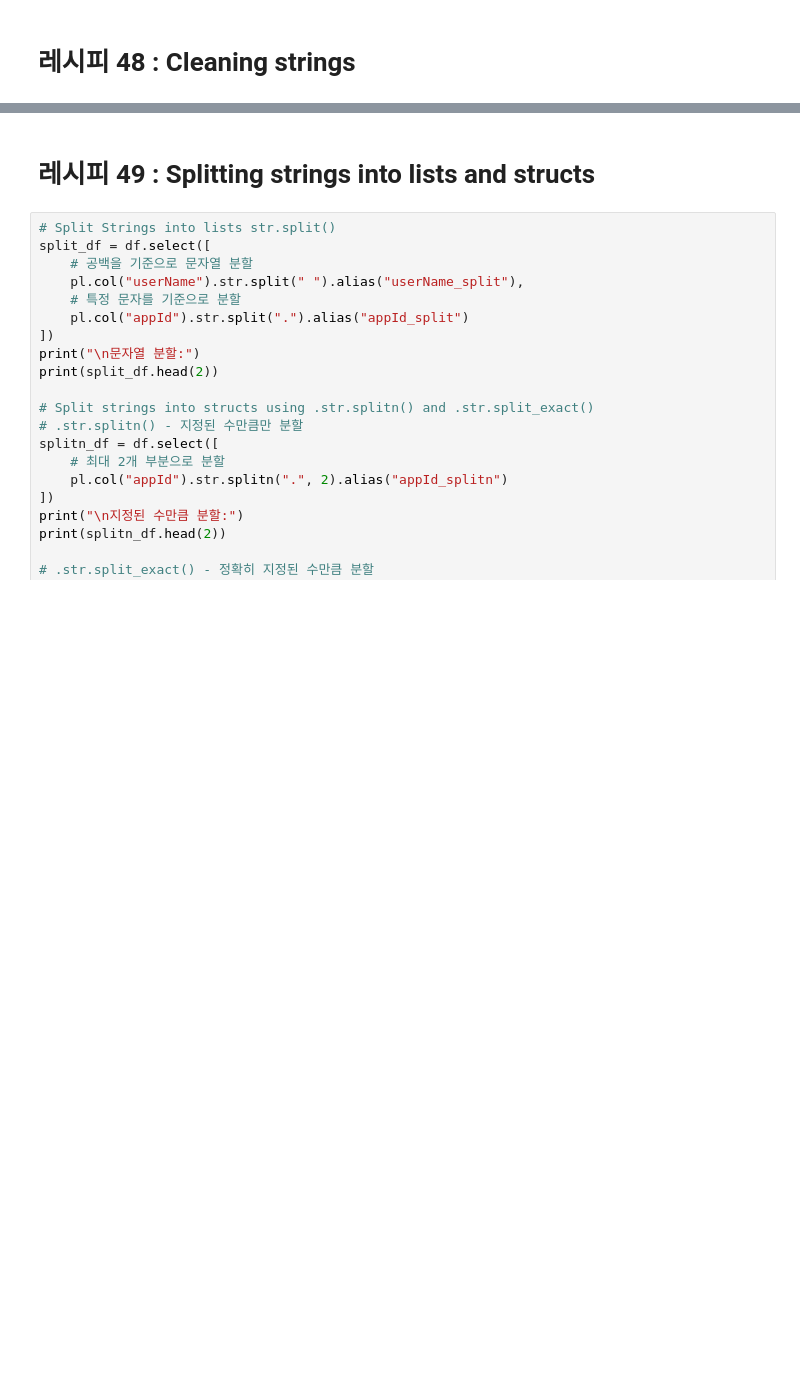
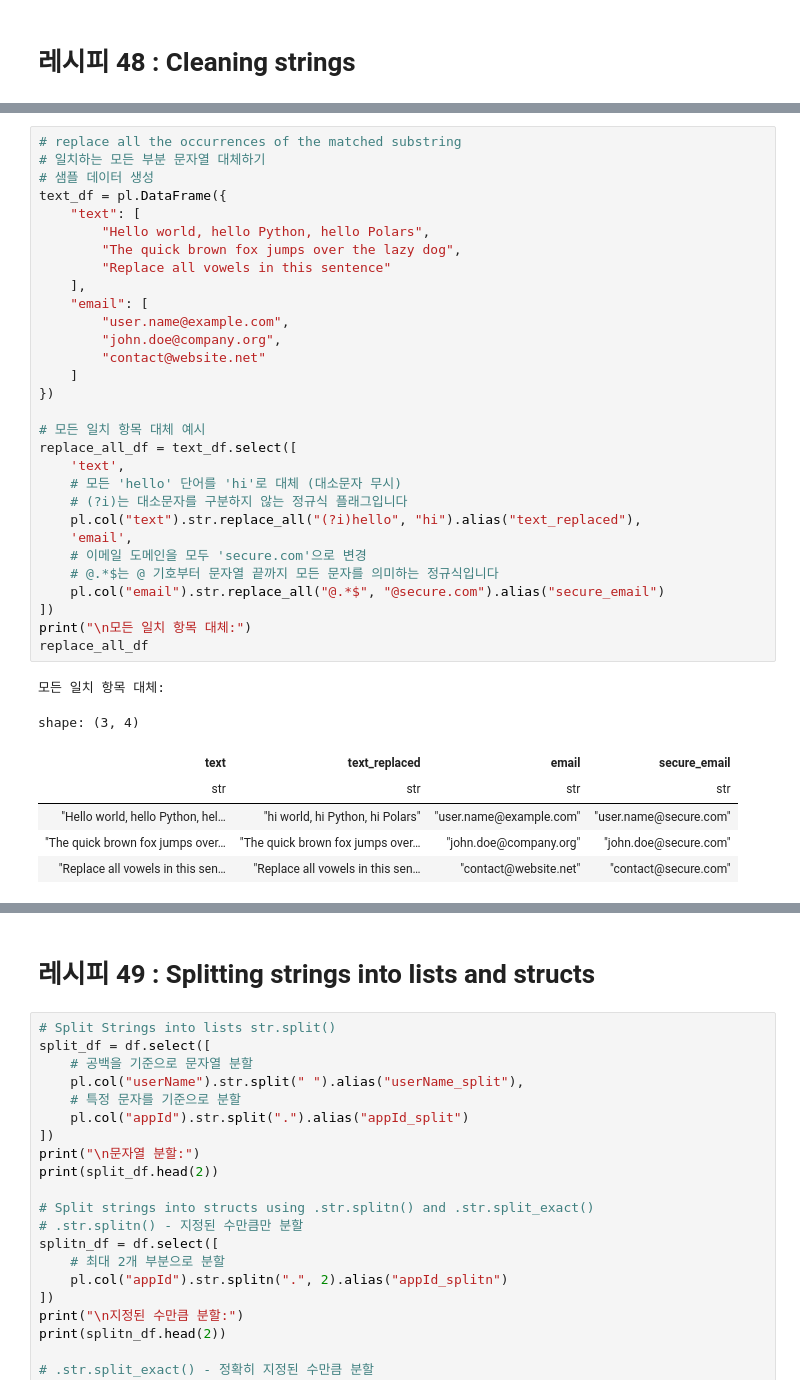
Before and after one commit to dschloe/polars_recipes, a Jupyter notebook: ch09_string_manipulation.ipynb, the cells around one changed output, grey strips where cells are left out. Cells and saved outputs as stored; diff of their text form; blank space fills up the shorter version.

```diff
--- a/ch09_string_manipulation.ipynb
+++ b/ch09_string_manipulation.ipynb
@@ -318,0 +341,38 @@ print(pad_df.head(2))
+# %%
+# replace all the occurrences of the matched substring
+# 일치하는 모든 부분 문자열 대체하기
+# 샘플 데이터 생성
+text_df = pl.DataFrame({
+    "text": [
+        "Hello world, hello Python, hello Polars",
+        "The quick brown fox jumps over the lazy dog",
+        "Replace all vowels in this sentence"
+    ],
+    "email": [
+        "user.name@example.com",
+        "john.doe@company.org",
+        "contact@website.net"
+    ]
+})
+
+# 모든 일치 항목 대체 예시
+replace_all_df = text_df.select([
+    'text',
+    # 모든 'hello' 단어를 'hi'로 대체 (대소문자 무시)
+    # (?i)는 대소문자를 구분하지 않는 정규식 플래그입니다
+    pl.col("text").str.replace_all("(?i)hello", "hi").alias("text_replaced"),
+    'email',
+    # 이메일 도메인을 모두 'secure.com'으로 변경
+    # @.*$는 @ 기호부터 문자열 끝까지 모든 문자를 의미하는 정규식입니다
+    pl.col("email").str.replace_all("@.*$", "@secure.com").alias("secure_email")
+])
+print("\n모든 일치 항목 대체:")
+replace_all_df
+# %% [output]
+모든 일치 항목 대체:
+shape: (3, 4)
+| text | text_replaced | email | secure_email |
+| str | str | str | str |
+| "Hello world, hello Python, hel… | "hi world, hi Python, hi Polars" | "user.name@example.com" | "user.name@secure.com" |
+| "The quick brown fox jumps over… | "The quick brown fox jumps over… | "john.doe@company.org" | "john.doe@secure.com" |
+| "Replace all vowels in this sen… | "Replace all vowels in this sen… | "contact@website.net" | "contact@secure.com" |
```
Also changed, not shown: parts of 7 cells of this notebook, 1 other file.
